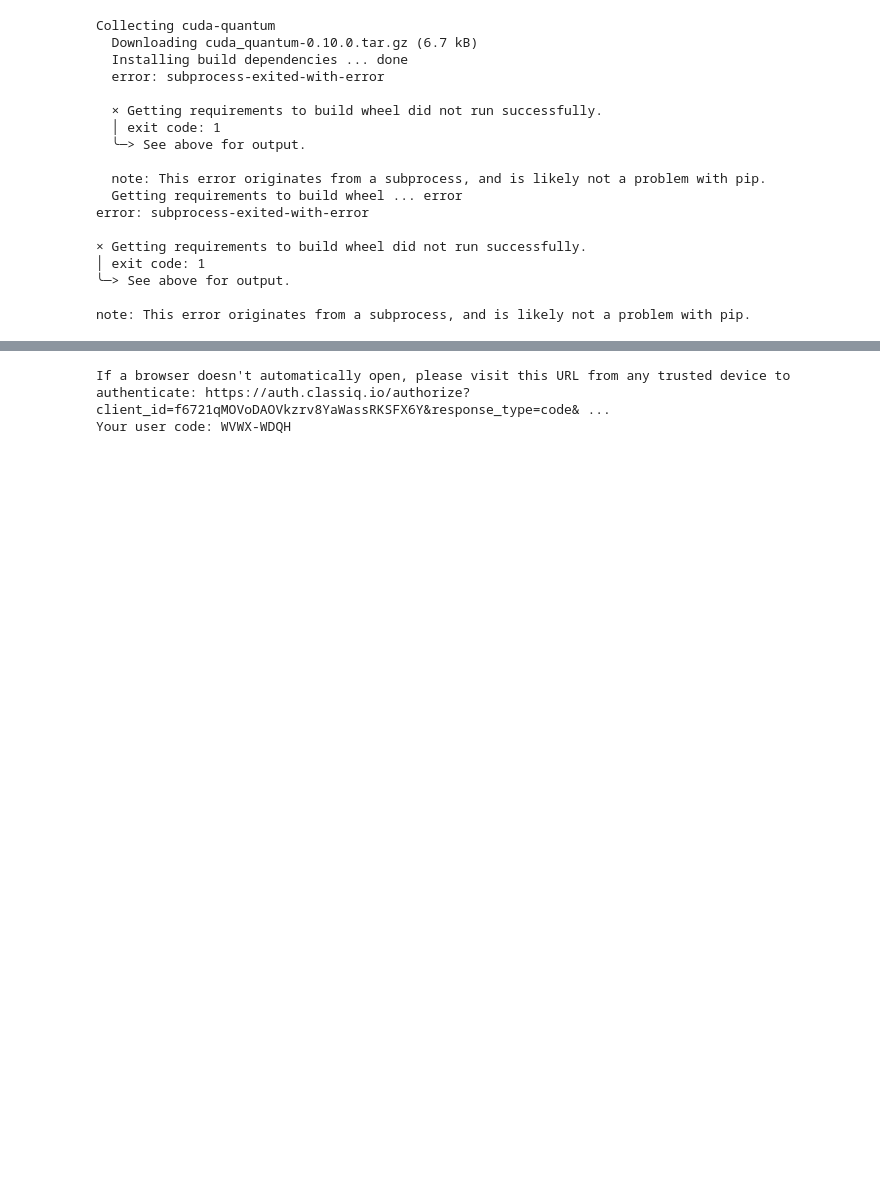
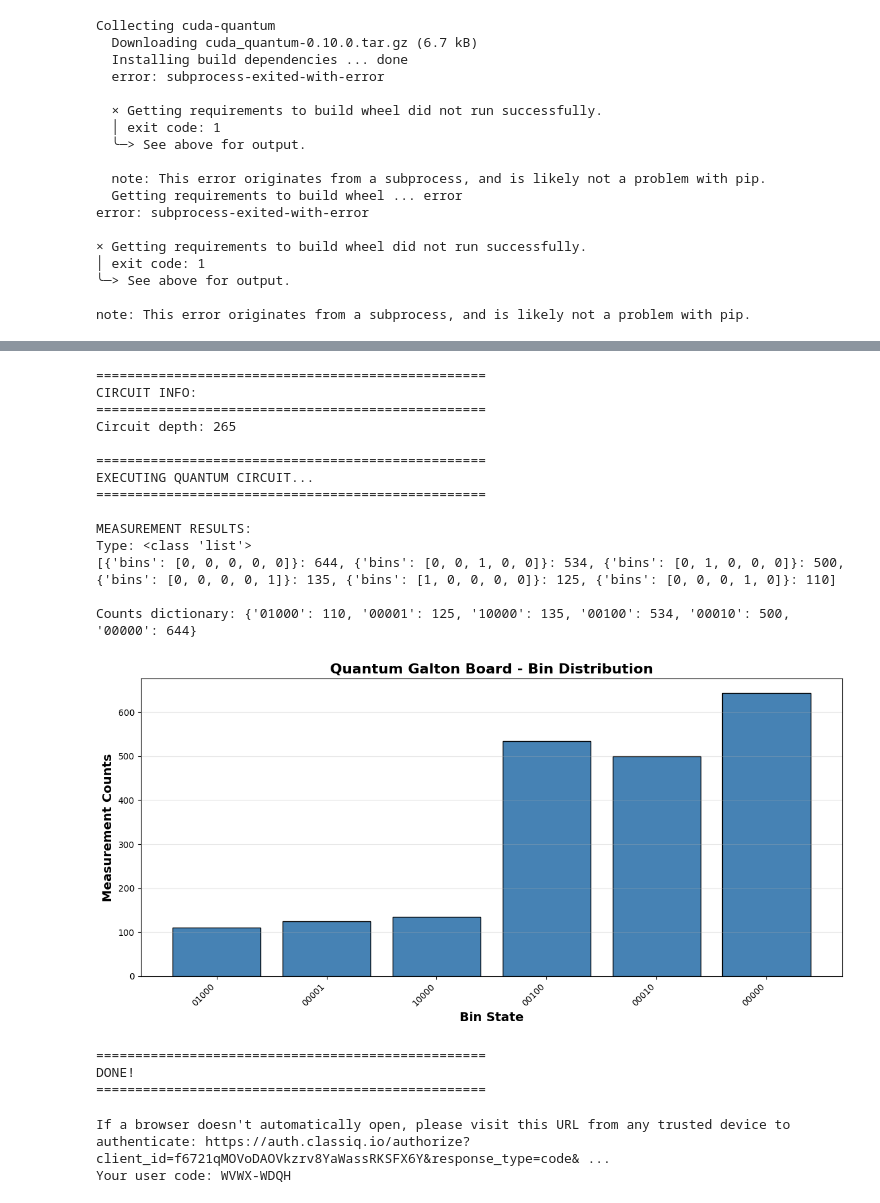
Before and after one commit to Tasfia-007/Classiq_qmod_paper_implementation_quantum_galton_board, a Jupyter notebook: qmod_notebook.ipynb, the cells around one changed output, grey strips where cells are left out. Cells and saved outputs as stored; diff of their text form; code cells hidden in the pictures; blank space fills up the shorter version.

```diff
--- a/qmod_notebook.ipynb
+++ b/qmod_notebook.ipynb
@@ -433,3 +454,73 @@ Quantum program link: https://platform.classiq.io/circuit/35I1ivR7ZQ7FIXdnygiqiN
+# %%
+from classiq import *
+import numpy as np
+from dataclasses import dataclass
+import matplotlib.pyplot as plt
+
+# ... your existing code ...
+
+# Create and synthesize
+qmod = create_model(main)
+qprog = synthesize(qmod)
+
+print("=" * 50)
+print("CIRCUIT INFO:")
+print("=" * 50)
+print(f"Circuit depth: {qprog.transpiled_circuit.depth}")
+
+# Execute
+print("\n" + "=" * 50)
+print("EXECUTING QUANTUM CIRCUIT...")
+print("=" * 50)
+
+job = execute(qprog)
+results = job.result()[0].value
+
+# Print results
+print("\nMEASUREMENT RESULTS:")
+print(f"Type: {type(results.parsed_counts)}")
+print(results.parsed_counts)
+
+# Use counts instead of parsed_counts for dictionary
+counts_dict = results.counts  # This is the dictionary
+print(f"\nCounts dictionary: {counts_dict}")
+
+# Visualization
+states = list(counts_dict.keys())
+values = list(counts_dict.values())
+
+plt.figure(figsize=(12, 6))
+plt.bar(states, values, color='steelblue', edgecolor='black')
+plt.xlabel('Bin State', fontsize=14, fontweight='bold')
+plt.ylabel('Measurement Counts', fontsize=14, fontweight='bold')
+plt.title('Quantum Galton Board - Bin Distribution', fontsize=16, fontweight='bold')
+plt.xticks(rotation=45, ha='right')
+plt.grid(axis='y', alpha=0.3)
+plt.tight_layout()
+plt.show()
+
+print("\n" + "=" * 50)
+print("DONE!")
+print("=" * 50)
+# %% [output]
+==================================================
+CIRCUIT INFO:
+==================================================
+Circuit depth: 265
+
+==================================================
+EXECUTING QUANTUM CIRCUIT...
+==================================================
+
+MEASUREMENT RESULTS:
+Type: <class 'list'>
+[{'bins': [0, 0, 0, 0, 0]}: 644, {'bins': [0, 0, 1, 0, 0]}: 534, {'bins': [0, 1, 0, 0, 0]}: 500, {'bins': [0, 0, 0, 0, 1]}: 135, {'bins': [1, 0, 0, 0, 0]}: 125, {'bins': [0, 0, 0, 1, 0]}: 110]
+
+Counts dictionary: {'01000': 110, '00001': 125, '10000': 135, '00100': 534, '00010': 500, '00000': 644}
+[figure, added]
+==================================================
+DONE!
+==================================================
 # %%
 import classiq
 
```
Also changed, not shown: parts of 2 cells of this notebook.
